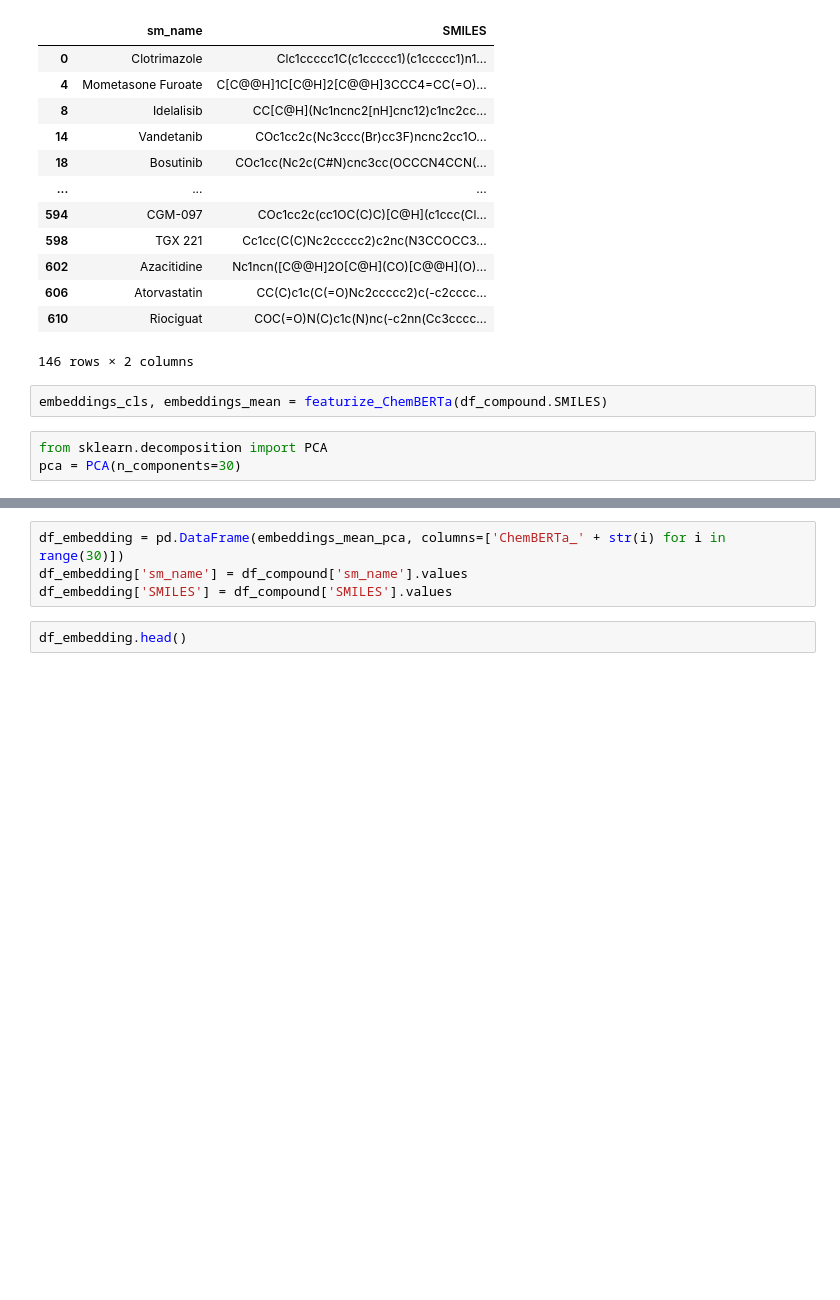
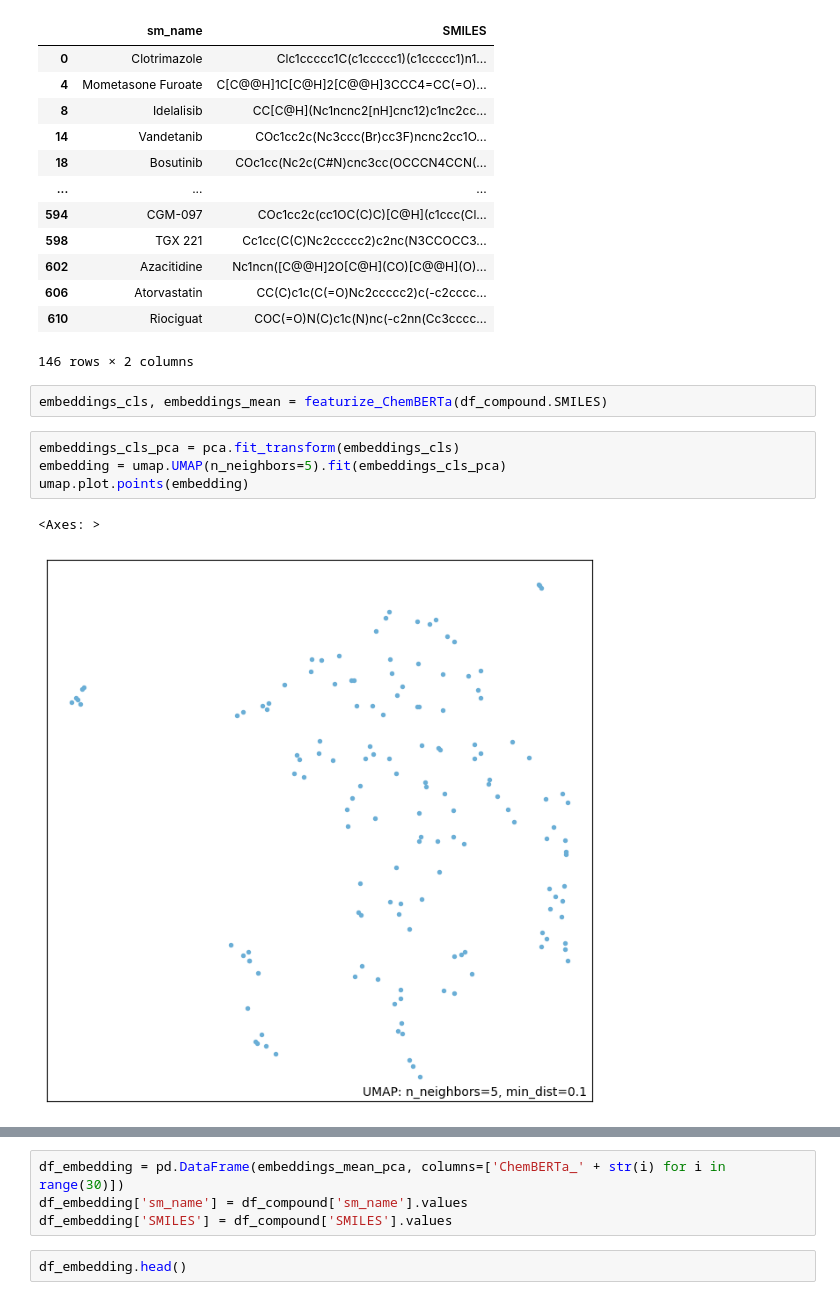
Before and after one commit to lzj1769/kaggle_scp, a Jupyter notebook: src/ChemBERTa-77M-MTR/01_ChemBERTa-77M-MTR.ipynb, the cells around one changed output, grey strips where cells are left out. Cells and saved outputs as stored; diff of their text form; blank space fills up the shorter version.

```diff
--- a/src/ChemBERTa-77M-MTR/01_ChemBERTa-77M-MTR.ipynb
+++ b/src/ChemBERTa-77M-MTR/01_ChemBERTa-77M-MTR.ipynb
@@ -73,8 +79,12 @@ df_compound
 146 rows × 2 columns
 # %%
 embeddings_cls, embeddings_mean = featurize_ChemBERTa(df_compound.SMILES)
-# %%
-from sklearn.decomposition import PCA
-pca = PCA(n_components=30)
+# %%
+embeddings_cls_pca = pca.fit_transform(embeddings_cls)
+embedding = umap.UMAP(n_neighbors=5).fit(embeddings_cls_pca)
+umap.plot.points(embedding)
+# %% [output]
+<Axes: >
+[figure, added]
 # %%
 embeddings_mean_pca = pca.fit_transform(embeddings_mean)
```
Also changed, not shown: parts of 8 cells of this notebook, 28 other files.
